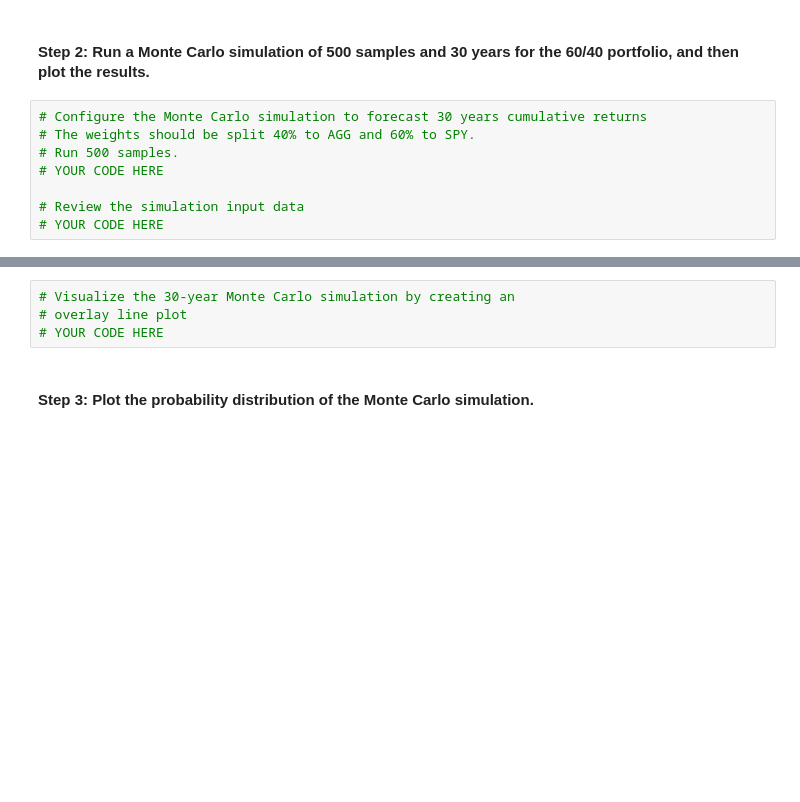
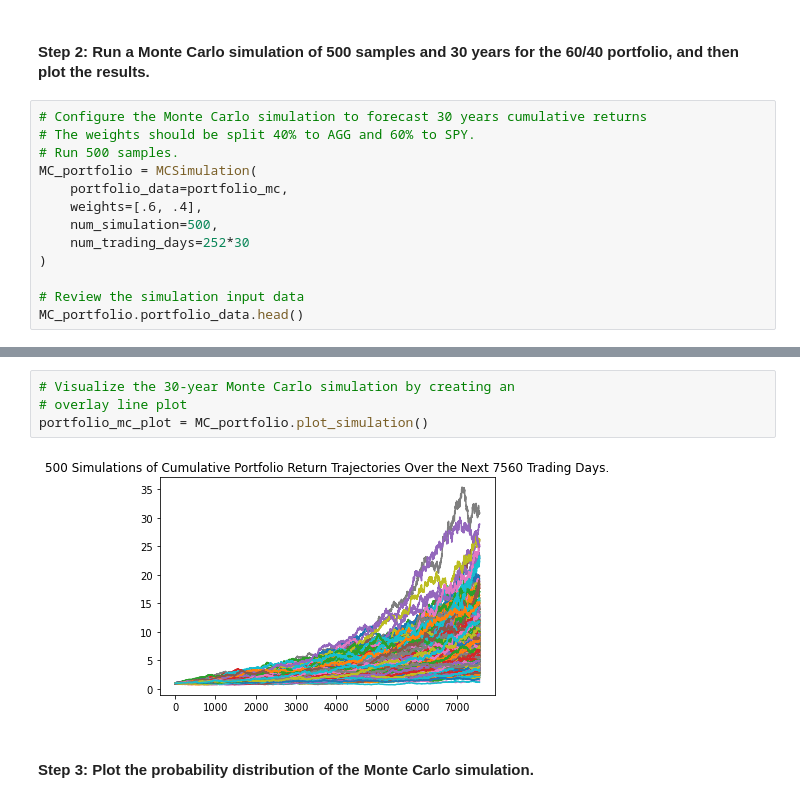
Before and after one commit to AquibaB/Financial-planning-tools, a Jupyter notebook: financial_planning_tools.ipynb, the cells around one changed output, grey strips where cells are left out. Saved outputs shown, nothing was run; the diff lists cells and outputs as text; blank space fills up the shorter version.

Commit message:
mc graphs

```diff
--- a/financial_planning_tools.ipynb
+++ b/financial_planning_tools.ipynb
@@ -468,7 +468,12 @@ display(portfolio_mc.tail())
 # Configure the Monte Carlo simulation to forecast 30 years cumulative returns
 # The weights should be split 40% to AGG and 60% to SPY.
 # Run 500 samples.
-# YOUR CODE HERE
+MC_portfolio = MCSimulation(
+    portfolio_data=portfolio_mc,
+    weights=[.6, .4],
+    num_simulation=500,
+    num_trading_days=252*30
+)
 
 # Review the simulation input data
-# YOUR CODE HERE
+MC_portfolio.portfolio_data.head()
@@ -478,7 +523,9 @@ display(portfolio_mc.tail())
 # %%
 # Visualize the 30-year Monte Carlo simulation by creating an
 # overlay line plot
-# YOUR CODE HERE
+portfolio_mc_plot = MC_portfolio.plot_simulation()
+# %% [output]
+[figure, added]
 # %% [markdown]
 #### Step 3: Plot the probability distribution of the Monte Carlo simulation.
 # %%
```
Also changed, not shown: parts of 4 cells of this notebook.
